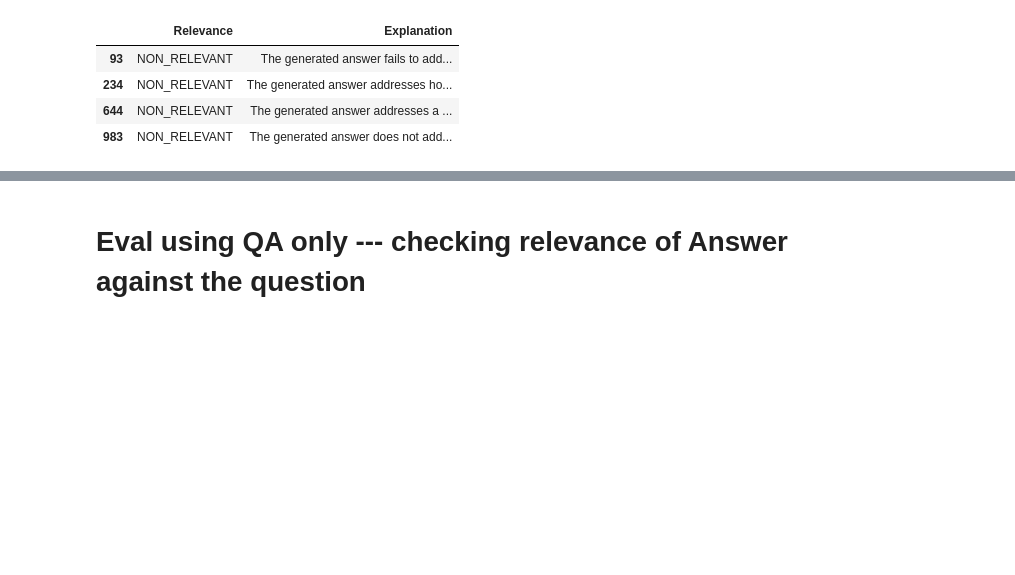
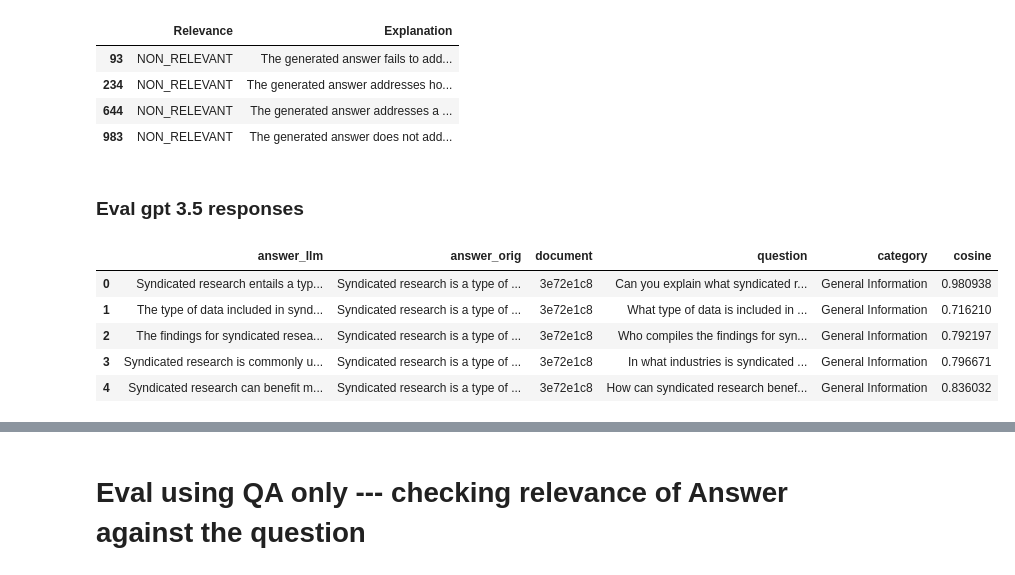
Before and after one commit to sagardampba2022w/Knowledge_Assistant, a Jupyter notebook: Evaluation/LLM Evaluation/LLM_judge.ipynb, the cells around one changed output, grey strips where cells are left out. Saved outputs shown, nothing was run; the diff lists cells and outputs as text; code cells hidden in the pictures; blank space fills up the shorter version.

```diff
--- a/Evaluation/LLM Evaluation/LLM_judge.ipynb
+++ b/Evaluation/LLM Evaluation/LLM_judge.ipynb
@@ -398,0 +452,20 @@ df_evaluations.to_csv('/workspaces/Rag_Project_Pod/Evaluation/LLM Evaluation/llm
+# %% [markdown]
+### Eval gpt 3.5 responses
+# %%
+#Load Dataframe to judge
+
+import pandas as pd
+
+# Load the CSV data from the given path
+file_path = '/workspaces/Rag_Project_Pod/Evaluation/LLM Evaluation/llm_data/results-gpt35-cosine.csv'
+df_gpt35 = pd.read_csv(file_path)
+
+# Display the first few rows of the data
+df_gpt35.head()
+# %% [output]
+|  | answer_llm | answer_orig | document | question | category | cosine |
+| 0 | Syndicated research entails a typ... | Syndicated research is a type of ... | 3e72e1c8 | Can you explain what syndicated r... | General Information | 0.980938 |
+| 1 | The type of data included in synd... | Syndicated research is a type of ... | 3e72e1c8 | What type of data is included in ... | General Information | 0.716210 |
+| 2 | The findings for syndicated resea... | Syndicated research is a type of ... | 3e72e1c8 | Who compiles the findings for syn... | General Information | 0.792197 |
+| 3 | Syndicated research is commonly u... | Syndicated research is a type of ... | 3e72e1c8 | In what industries is syndicated ... | General Information | 0.796671 |
+| 4 | Syndicated research can benefit m... | Syndicated research is a type of ... | 3e72e1c8 | How can syndicated research benef... | General Information | 0.836032 |
```
Also changed, not shown: parts of 51 cells of this notebook, 11 other files.
